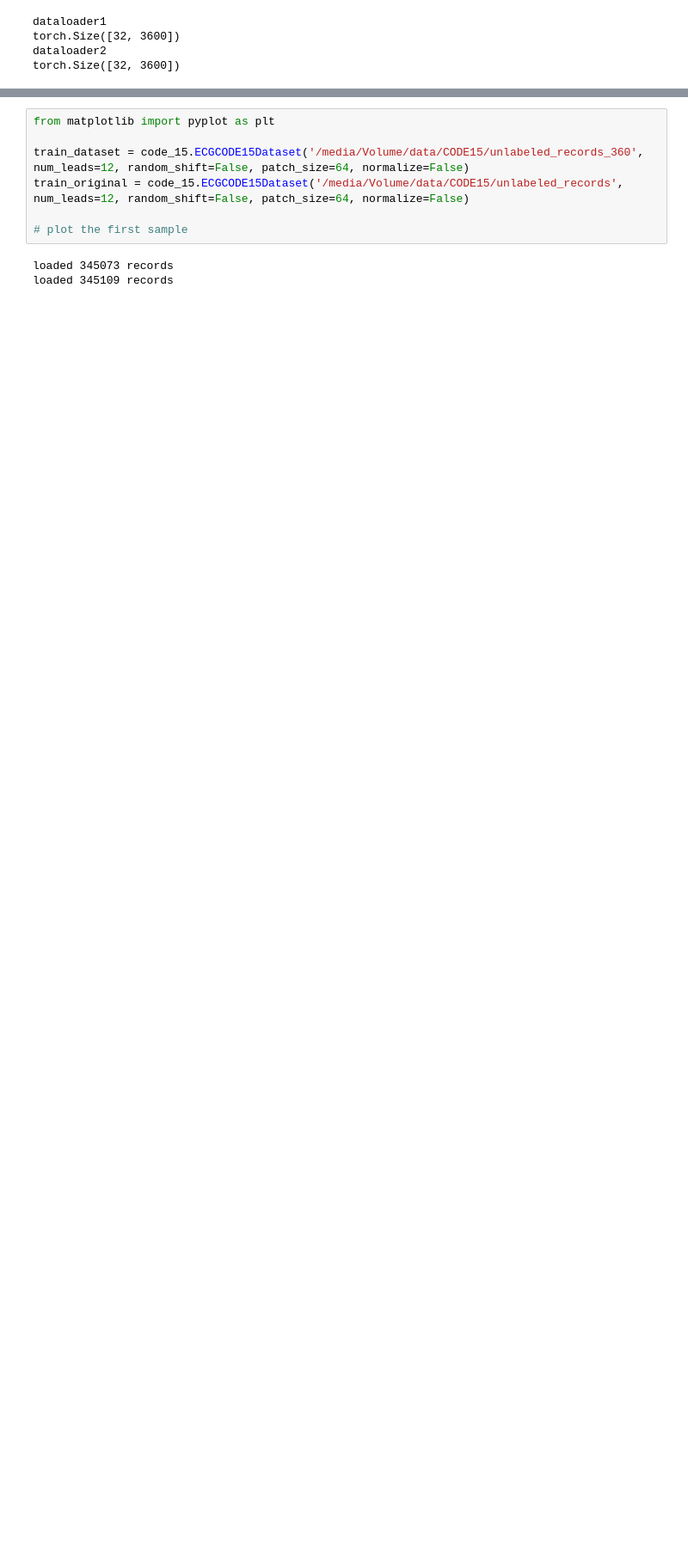
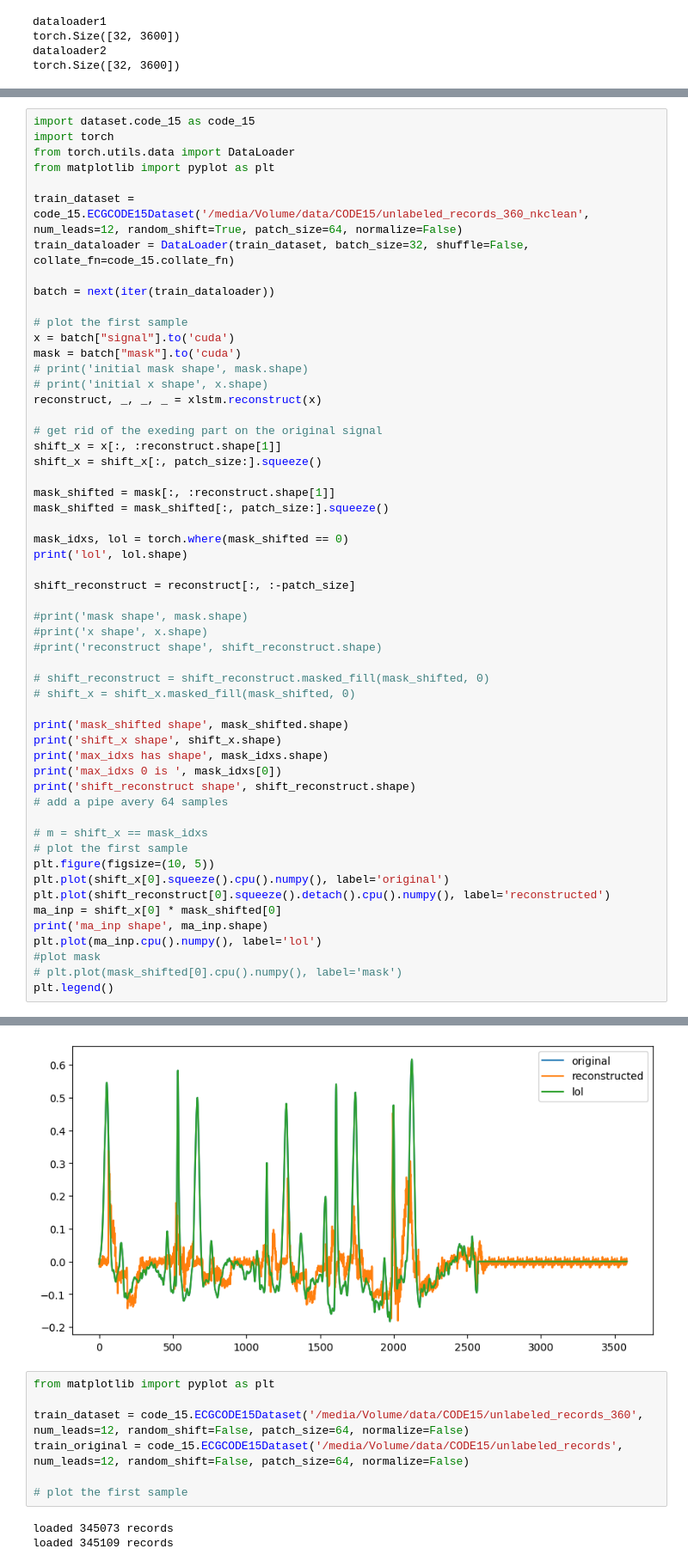
Before and after one commit to luna97/MIT-BIH_ecg_arrhytmia, a Jupyter notebook: test.ipynb, the cells around one changed output, grey strips where cells are left out. Shown at 86% size. Drawn from its saved outputs; the diff is of its cells as text; blank space fills up the shorter version.

```diff
--- a/test.ipynb
+++ b/test.ipynb
@@ -233,0 +273,56 @@ torch.Size([2636])
+# %%
+import dataset.code_15 as code_15
+import torch
+from torch.utils.data import DataLoader
+from matplotlib import pyplot as plt
+
+train_dataset = code_15.ECGCODE15Dataset('/media/Volume/data/CODE15/unlabeled_records_360_nkclean', num_leads=12, random_shift=True, patch_size=64, normalize=False)
+train_dataloader = DataLoader(train_dataset, batch_size=32, shuffle=False, collate_fn=code_15.collate_fn)
+
+batch = next(iter(train_dataloader))
+
+# plot the first sample
+x = batch["signal"].to('cuda')
+mask = batch["mask"].to('cuda')
+# print('initial mask shape', mask.shape)
+# print('initial x shape', x.shape)
+reconstruct, _, _, _ = xlstm.reconstruct(x)
+
+# get rid of the exeding part on the original signal
+shift_x = x[:, :reconstruct.shape[1]]
+shift_x = shift_x[:, patch_size:].squeeze()
+
+mask_shifted = mask[:, :reconstruct.shape[1]]
+mask_shifted = mask_shifted[:, patch_size:].squeeze()
+
+mask_idxs, lol = torch.where(mask_shifted == 0)
+print('lol', lol.shape)
+
+shift_reconstruct = reconstruct[:, :-patch_size]
+
+#print('mask shape', mask.shape)
+#print('x shape', x.shape)
+#print('reconstruct shape', shift_reconstruct.shape)
+
+# shift_reconstruct = shift_reconstruct.masked_fill(mask_shifted, 0)
+# shift_x = shift_x.masked_fill(mask_shifted, 0)
+
+print('mask_shifted shape', mask_shifted.shape)
+print('shift_x shape', shift_x.shape)
+print('max_idxs has shape', mask_idxs.shape)
+print('max_idxs 0 is ', mask_idxs[0])
+print('shift_reconstruct shape', shift_reconstruct.shape)
+# add a pipe avery 64 samples
+
+# m = shift_x == mask_idxs
+# plot the first sample
+plt.figure(figsize=(10, 5))
+plt.plot(shift_x[0].squeeze().cpu().numpy(), label='original')
+plt.plot(shift_reconstruct[0].squeeze().detach().cpu().numpy(), label='reconstructed')
+ma_inp = shift_x[0] * mask_shifted[0]
+print('ma_inp shape', ma_inp.shape)
+plt.plot(ma_inp.cpu().numpy(), label='lol')
+#plot mask
+# plt.plot(mask_shifted[0].cpu().numpy(), label='mask')
+plt.legend()
+# %% [output]
@@ -234,3 +338,4 @@ torch.Size([2636])
+[figure, added]
 # %%
 from matplotlib import pyplot as plt
 
```
Also changed, not shown: parts of 13 cells of this notebook, 12 other files.
